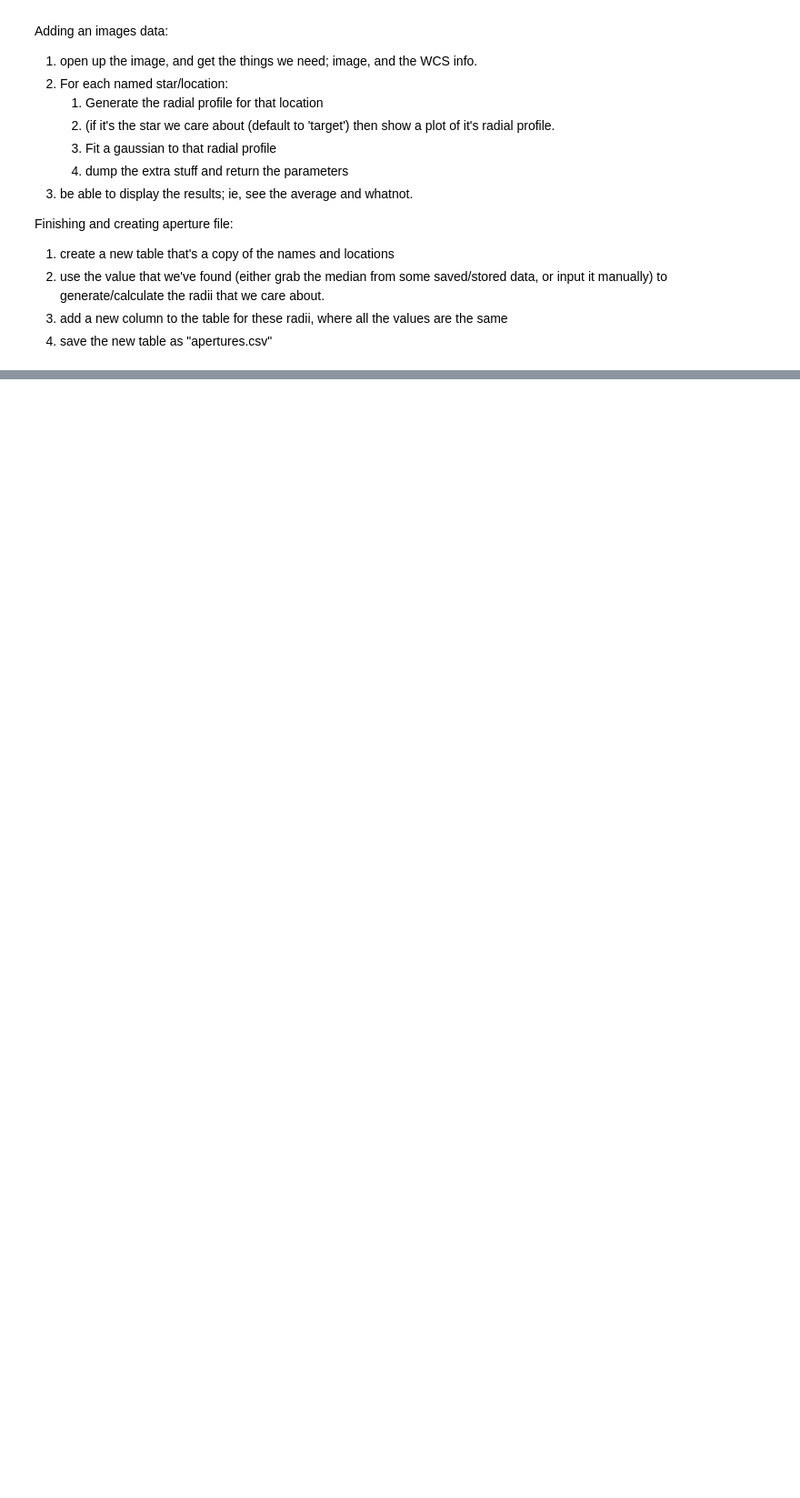
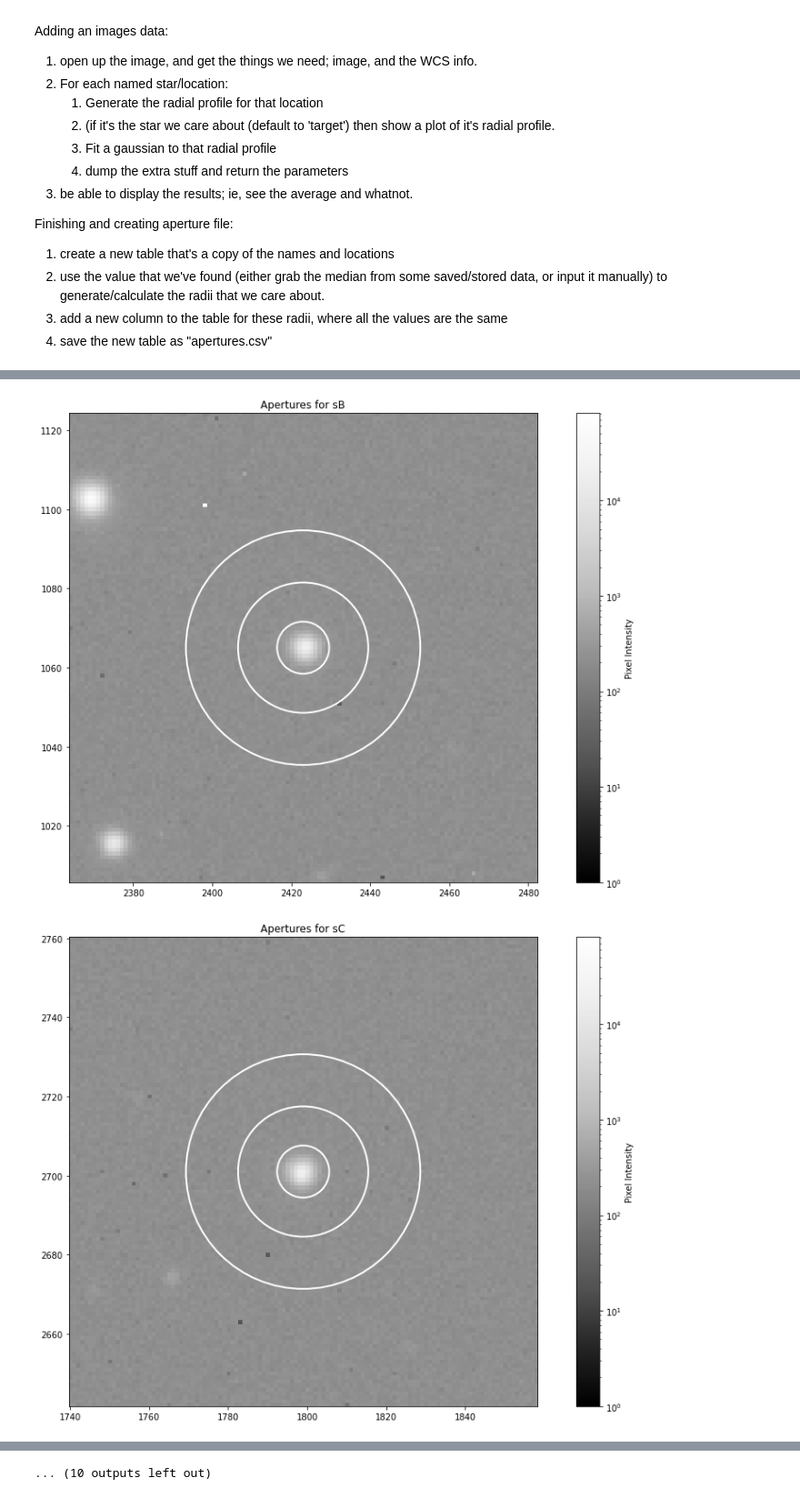
Before and after one commit to AidanMcClung/QAOP, a Jupyter notebook: radialProfiling.ipynb, the cells around one changed output, grey strips where cells are left out. Shown at 91% size. Cells and saved outputs as stored; diff of their text form; code cells hidden in the pictures; blank space fills up the shorter version.

```diff
--- a/radialProfiling.ipynb
+++ b/radialProfiling.ipynb
@@ -343,0 +439,23 @@ Length = 25 rows
+# %%
+#now we want to make a function to plot the apertures for an image.
+#this should take in:
+#The x and y position of the star
+#and the 3 radii of the apertures in pixels
+
+import astropy.units as u
+from astropy.io import fits
+from astropy.wcs import WCS
+import numpy as np
+from astropy.coordinates import SkyCoord
+
+with fits.open(dataFilePath+'output/001.fits') as hdul:
+    sample_img = hdul[0].data
+    sample_wcs = WCS(hdul[0].header)
+    #print(repr(hdul[0].header))
+    pix_to_deg_x = hdul[0].header['CD2_2']
+    pix_to_deg_y = hdul[0].header['CD1_1']
+    #print(pix_to_deg_x,pix_to_deg_y)
+    pix_to_deg = np.mean([pix_to_deg_x,pix_to_deg_y])
+    print(pix_to_deg)
+    sample_pix_to_deg = pix_to_deg
+    #sample_degtopix = 1/pix_to_deg
@@ -343,0 +547,21 @@ Length = 25 rows
+# %%
+import matplotlib as mpl #for color Normalization
+
+def createApertureFigure(image):
+    plt.figure(figsize=(16,10)) #make the plot bigger
+    plt.imshow(image, cmap='Greys_r', origin='lower', norm=mpl.colors.LogNorm(vmin=1))
+    plt.colorbar(label='Pixel Intensity')
+    #star_name = plotApertures()
+
+image = sample_img #REPLACE WITH YOUR IMAGE
+
+for row in aperTab:
+    createApertureFigure(image)
+
+    star_name = plotApertures(row)
+
+    plt.title("Apertures for "+star_name)
+    plt.show()
+# %% [output]
+[figure, added]
+[figure, added]
@@ -343,0 +578 @@ Length = 25 rows
+... (10 outputs left out)
```
Also changed, not shown: parts of 50 cells of this notebook, 3 other files.
